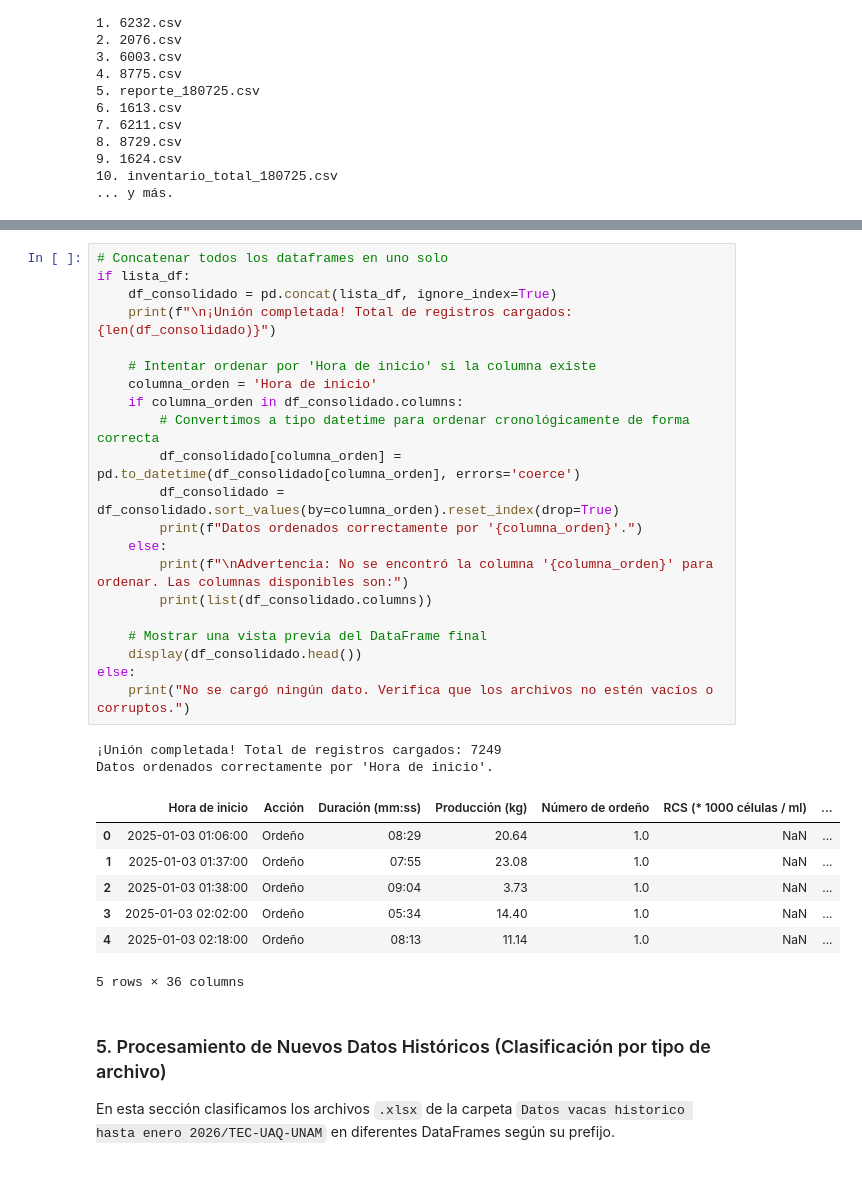
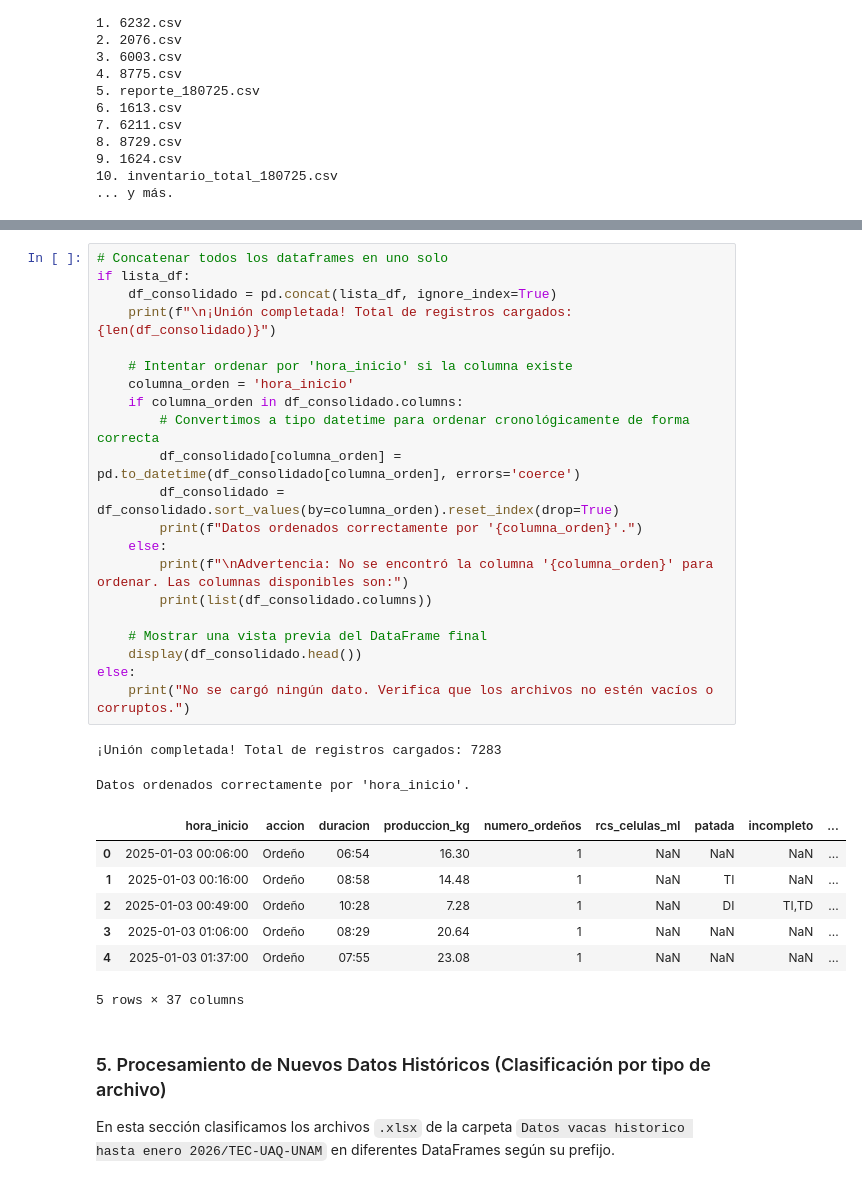
Before and after one commit to kamimartinez/VMS-prediction, a Jupyter notebook: DataUnderstanding.ipynb, the cells around one changed output, grey strips where cells are left out. Drawn from its saved outputs; the diff is of its cells as text.

Commit message:
fix: column names

```diff
--- a/DataUnderstanding.ipynb
+++ b/DataUnderstanding.ipynb
@@ -110,34 +163,34 @@ Mínimo de categorías: 36
 # %%
 # Concatenar todos los dataframes en uno solo
 if lista_df:
     df_consolidado = pd.concat(lista_df, ignore_index=True)
     print(f"\n¡Unión completada! Total de registros cargados: {len(df_consolidado)}")
 
-    # Intentar ordenar por 'Hora de inicio' si la columna existe
-    columna_orden = 'Hora de inicio'
+    # Intentar ordenar por 'hora_inicio' si la columna existe
+    columna_orden = 'hora_inicio'
     if columna_orden in df_consolidado.columns:
         # Convertimos a tipo datetime para ordenar cronológicamente de forma correcta
         df_consolidado[columna_orden] = pd.to_datetime(df_consolidado[columna_orden], errors='coerce')
         df_consolidado = df_consolidado.sort_values(by=columna_orden).reset_index(drop=True)
         print(f"Datos ordenados correctamente por '{columna_orden}'.")
     else:
         print(f"\nAdvertencia: No se encontró la columna '{columna_orden}' para ordenar. Las columnas disponibles son:")
         print(list(df_consolidado.columns))
 
     # Mostrar una vista previa del DataFrame final
     display(df_consolidado.head())
 else:
     print("No se cargó ningún dato. Verifica que los archivos no estén vacíos o corruptos.")
 # %% [output]
-¡Unión completada! Total de registros cargados: 7249
-Datos ordenados correctamente por 'Hora de inicio'.
+¡Unión completada! Total de registros cargados: 7283
+Datos ordenados correctamente por 'hora_inicio'.
-|  | Hora de inicio | Acción | Duración (mm:ss) | Producción (kg) | Número de ordeño | RCS (* 1000 células / ml) | ... |
-| 0 | 2025-01-03 01:06:00 | Ordeño | 08:29 | 20.64 | 1.0 | NaN | ... |
-| 1 | 2025-01-03 01:37:00 | Ordeño | 07:55 | 23.08 | 1.0 | NaN | ... |
-| 2 | 2025-01-03 01:38:00 | Ordeño | 09:04 | 3.73 | 1.0 | NaN | ... |
-| 3 | 2025-01-03 02:02:00 | Ordeño | 05:34 | 14.40 | 1.0 | NaN | ... |
-| 4 | 2025-01-03 02:18:00 | Ordeño | 08:13 | 11.14 | 1.0 | NaN | ... |
+|  | hora_inicio | accion | duracion | produccion_kg | numero_ordeños | rcs_celulas_ml | patada | incompleto | ... |
+| 0 | 2025-01-03 00:06:00 | Ordeño | 06:54 | 16.30 | 1 | NaN | NaN | NaN | ... |
+| 1 | 2025-01-03 00:16:00 | Ordeño | 08:58 | 14.48 | 1 | NaN | TI | NaN | ... |
+| 2 | 2025-01-03 00:49:00 | Ordeño | 10:28 | 7.28 | 1 | NaN | DI | TI,TD | ... |
+| 3 | 2025-01-03 01:06:00 | Ordeño | 08:29 | 20.64 | 1 | NaN | NaN | NaN | ... |
+| 4 | 2025-01-03 01:37:00 | Ordeño | 07:55 | 23.08 | 1 | NaN | NaN | NaN | ... |
-5 rows × 36 columns
+5 rows × 37 columns
 # %% [markdown]
 ### 5. Procesamiento de Nuevos Datos Históricos (Clasificación por tipo de archivo)
 En esta sección clasificamos los archivos `.xlsx` de la carpeta `Datos vacas historico hasta enero 2026/TEC-UAQ-UNAM` en diferentes DataFrames según su prefijo.
```
Also changed, not shown: parts of 22 cells of this notebook.
